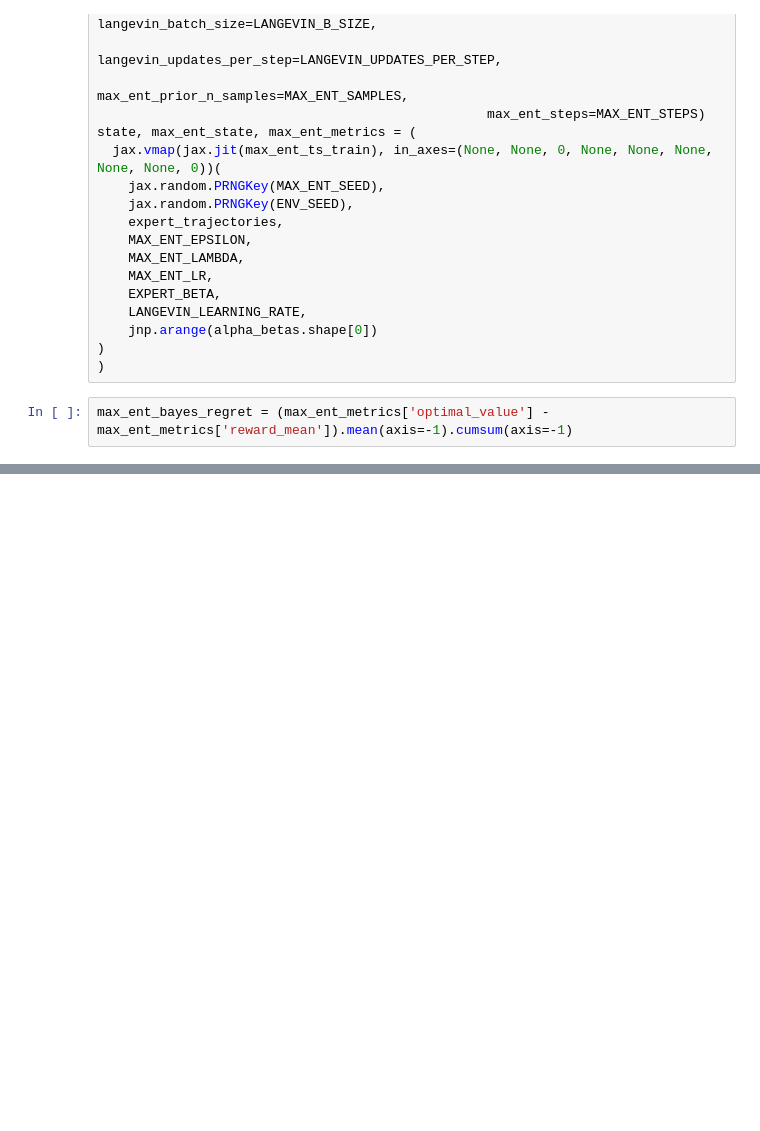
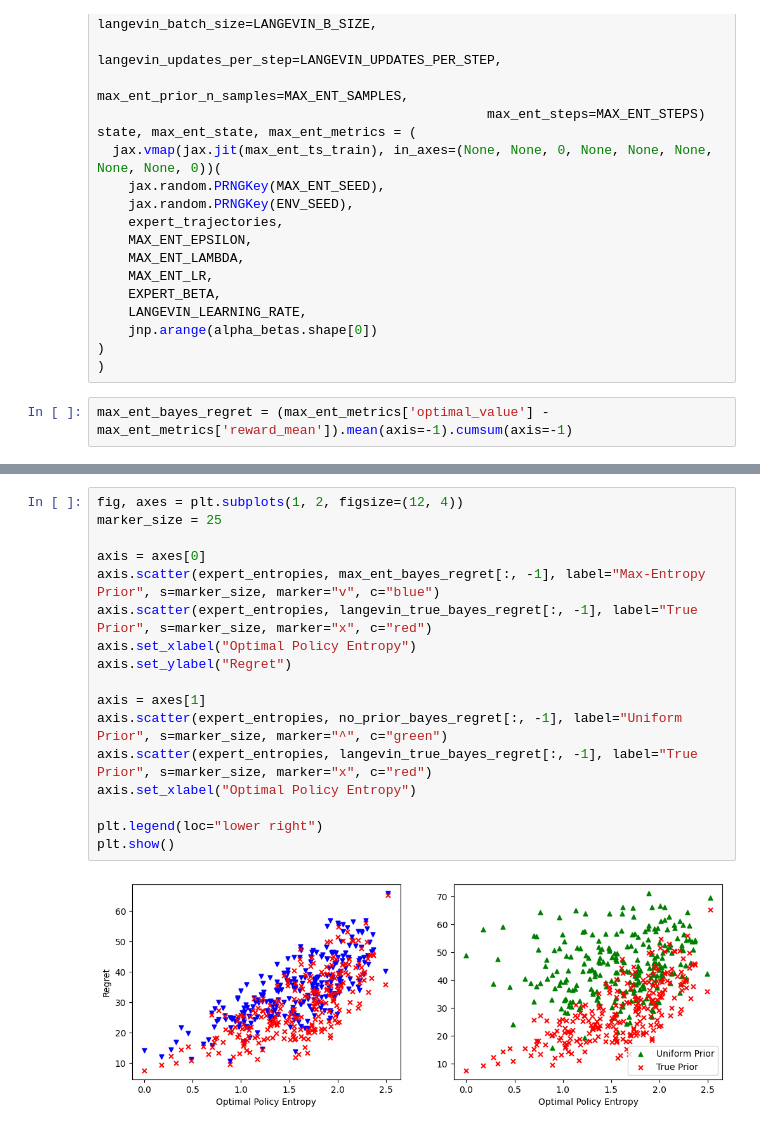
Before and after one commit to keertanavc/experior, a Jupyter notebook: bernoulli_multi_armed.ipynb, the cells around one changed output, grey strips where cells are left out. Drawn from its saved outputs; the diff is of its cells as text; blank space fills up the shorter version.

```diff
--- a/bernoulli_multi_armed.ipynb
+++ b/bernoulli_multi_armed.ipynb
@@ -452,0 +448,19 @@ plt.scatter(expert_entropies, max_ent_bayes_regret[:, -1] / true_prior_bayes_reg
+# %%
+fig, axes = plt.subplots(1, 2, figsize=(12, 4))
+marker_size = 25
+
+axis = axes[0]
+axis.scatter(expert_entropies, max_ent_bayes_regret[:, -1], label="Max-Entropy Prior", s=marker_size, marker="v", c="blue")
+axis.scatter(expert_entropies, langevin_true_bayes_regret[:, -1], label="True Prior", s=marker_size, marker="x", c="red")
+axis.set_xlabel("Optimal Policy Entropy")
+axis.set_ylabel("Regret")
+
+axis = axes[1]
+axis.scatter(expert_entropies, no_prior_bayes_regret[:, -1], label="Uniform Prior", s=marker_size, marker="^", c="green")
+axis.scatter(expert_entropies, langevin_true_bayes_regret[:, -1], label="True Prior", s=marker_size, marker="x", c="red")
+axis.set_xlabel("Optimal Policy Entropy")
+
+plt.legend(loc="lower right")
+plt.show()
+# %% [output]
+[figure, added]
```
Also changed, not shown: parts of 12 cells of this notebook.
